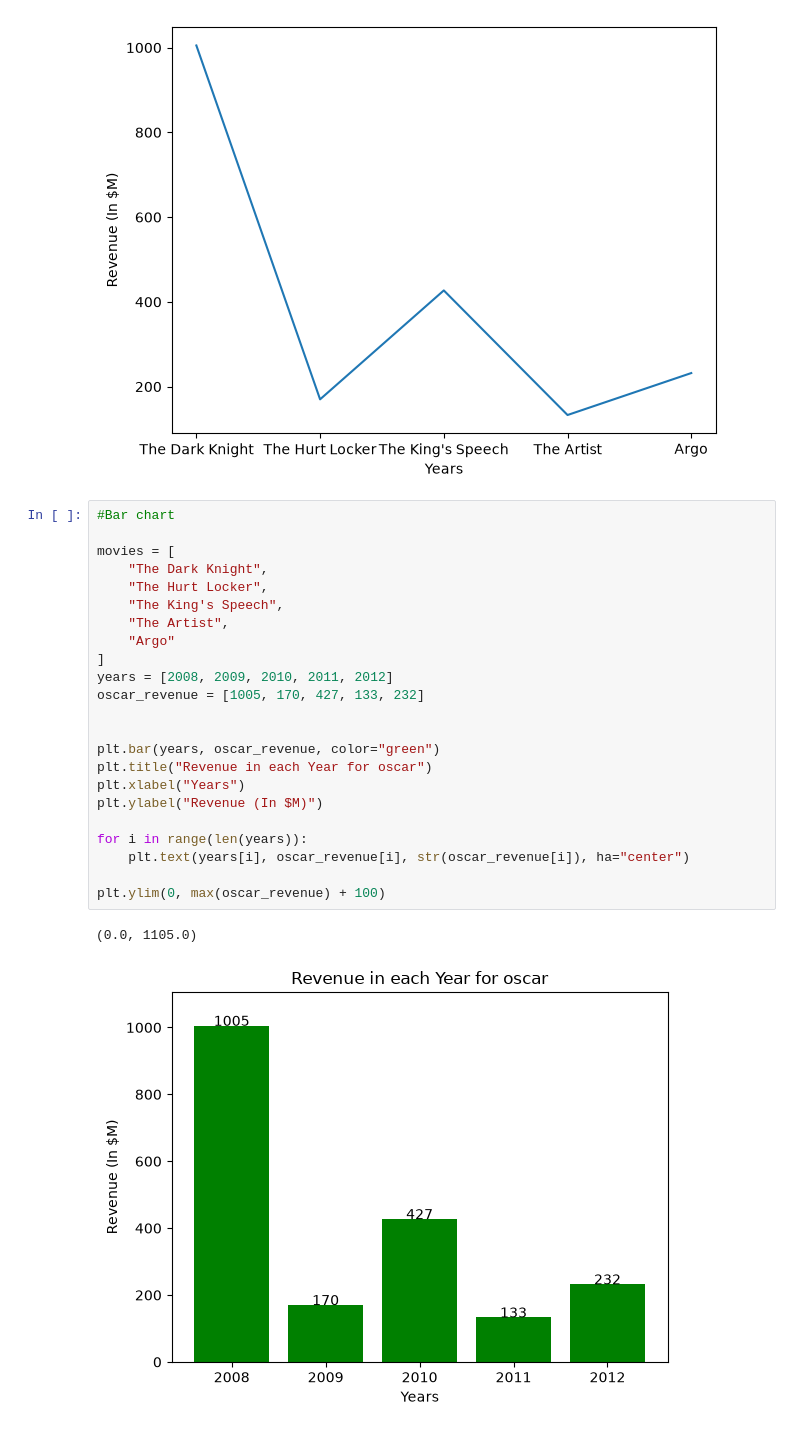
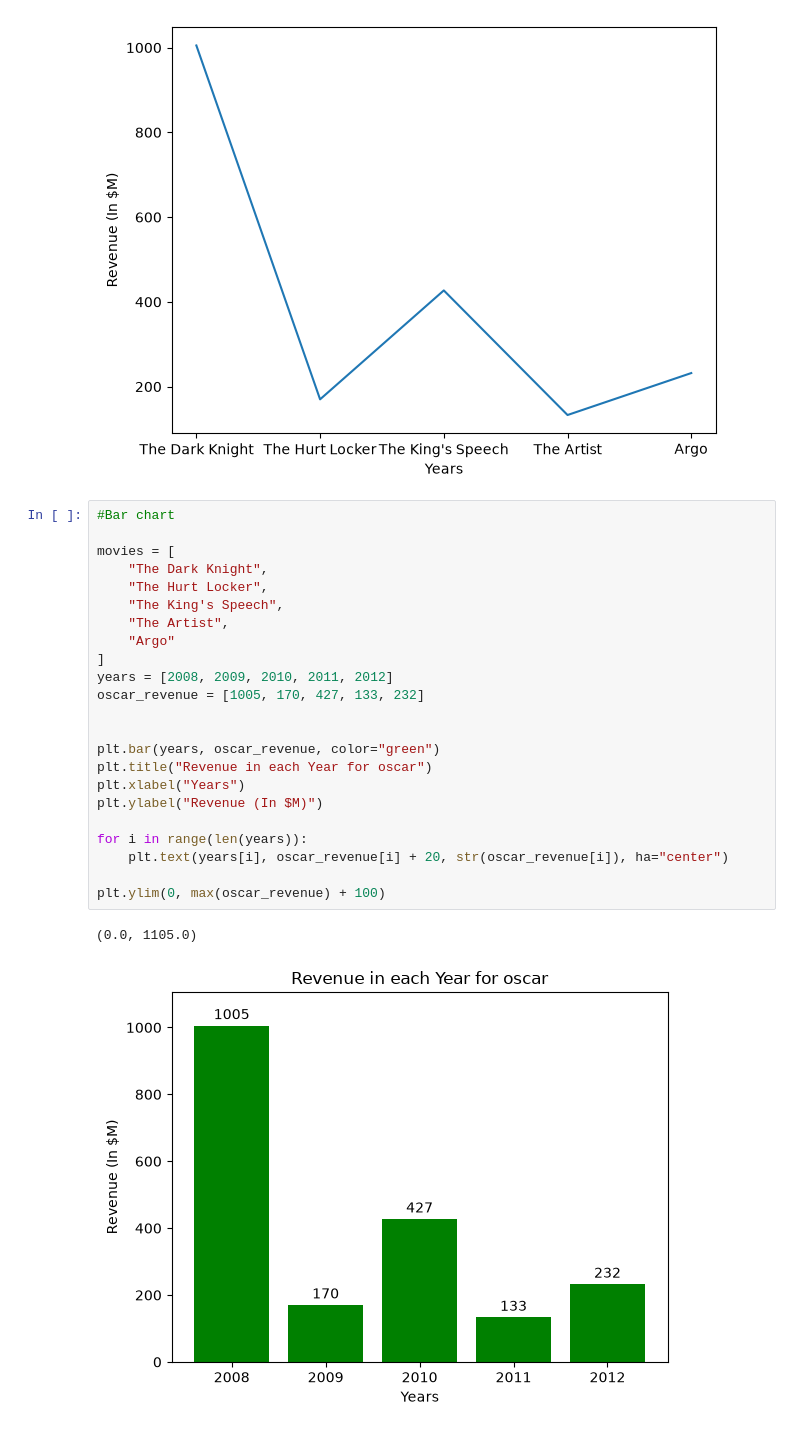
Before and after one commit to vishal-gupta5/Prime-Joruney, a Jupyter notebook: matplotlib.ipynb, the cells around one changed output. Drawn from its saved outputs; the diff is of its cells as text.

```diff
--- a/matplotlib.ipynb
+++ b/matplotlib.ipynb
@@ -81,26 +81,26 @@ plt.savefig("final_plot.png")
 # %%
 #Bar chart
 
 movies = [
     "The Dark Knight",
     "The Hurt Locker",
     "The King's Speech",
     "The Artist",
     "Argo"
 ]
 years = [2008, 2009, 2010, 2011, 2012]
 oscar_revenue = [1005, 170, 427, 133, 232]
 
 
 plt.bar(years, oscar_revenue, color="green")
 plt.title("Revenue in each Year for oscar")
 plt.xlabel("Years")
 plt.ylabel("Revenue (In $M)")
 
 for i in range(len(years)):
-    plt.text(years[i], oscar_revenue[i], str(oscar_revenue[i]), ha="center")
+    plt.text(years[i], oscar_revenue[i] + 20, str(oscar_revenue[i]), ha="center")
 
 plt.ylim(0, max(oscar_revenue) + 100)
 # %% [output]
 (0.0, 1105.0)
-[figure, old version]
+[figure, new version]
```
Also changed, not shown: parts of 1 cell of this notebook.
